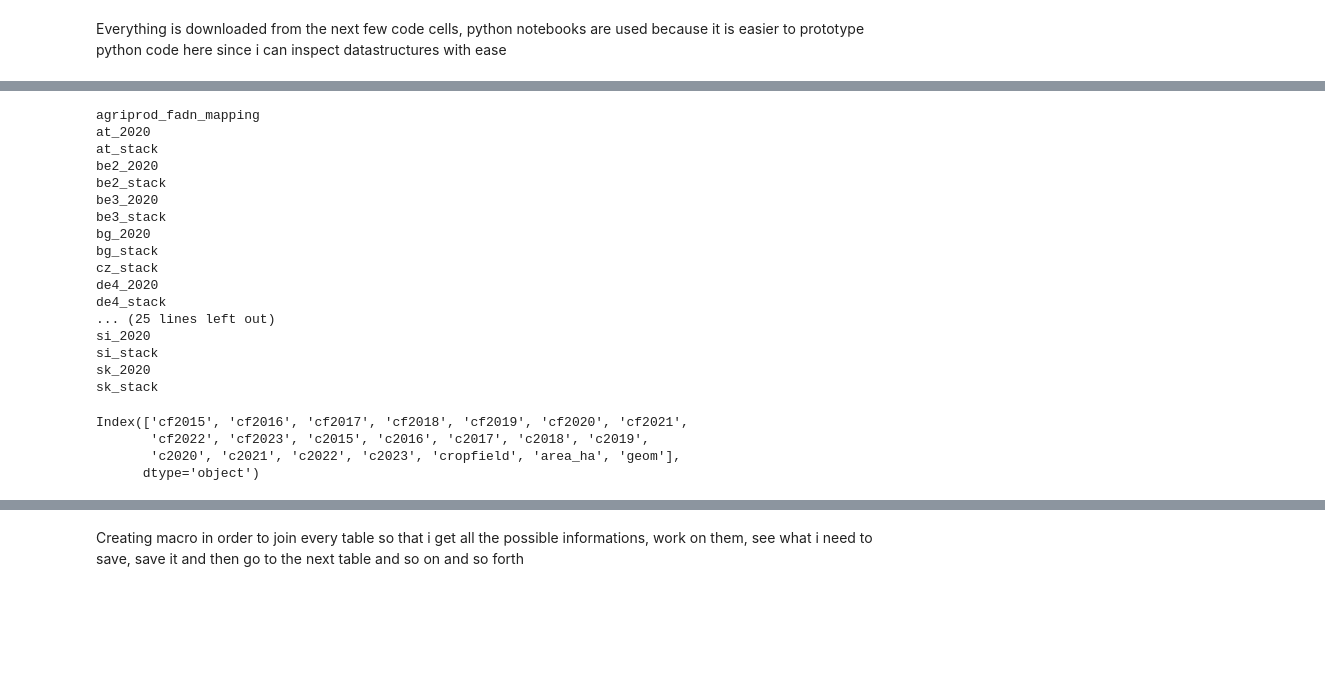
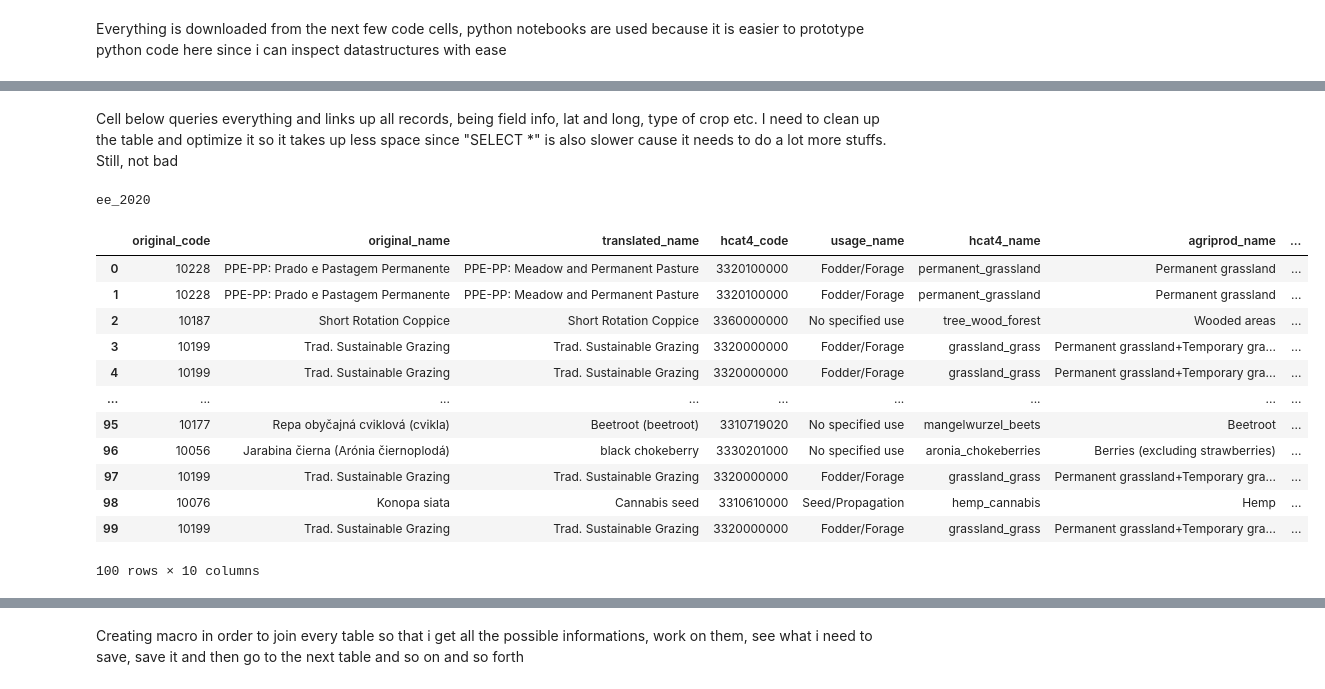
Before and after one commit to wr3nch623/RSSIA-Project, a Jupyter notebook: duckdb_dataget.ipynb, the cells around one changed output, grey strips where cells are left out. Saved outputs shown, nothing was run; the diff lists cells and outputs as text; code cells hidden in the pictures; blank space fills up the shorter version.

```diff
--- a/duckdb_dataget.ipynb
+++ b/duckdb_dataget.ipynb
@@ -75,30 +145,55 @@ print(tables_df)
+# %% [markdown]
+Cell below queries everything and links up all records, being field info, lat and long, type of crop etc. I need to clean up the table and optimize it so it takes up less space since "SELECT *" is also slower cause it needs to do a lot more stuffs. Still, not bad
 # %%
-import re
+import re, gc
+
+gc.enable()
+conn.execute("LOAD SPATIAL;")
+conn.execute("SET enable_geoparquet_conversion = true;")
+
+# query = f"select *,     ST_Y(ST_Centroid(repo.geom)) AS lat,    ST_X(ST_Centroid(repo.geom)) AS long " \
+#     "from hcat4 as h4 " \
+#     "join eurocrops as e on h4.hcat4_code = e.hcat4_code"\
+#     " join hcat4_agriprod_mapping as h4a on h4a.hcat4_code = h4.hcat4_code" \
+#     " join hcat4_hrl_mapping as h4hrl on h4hrl.hcat4_code = h4.hcat4_code" \
+#     f" join {t} as repo on repo.original_code = e.original_code join {split[0]}_stack as spl on repo.cropfield = spl.cropfield" \
+#     " LIMIT 100" # TODO REMEMBER TO DELETE THIS LINE OTHERWITSE NOTHING WILL WORK
+
+#            " h4a.hcat4_name, h4a.agriprod_name, h4hrl.hrl_name, ST_Y(ST_Centroid(repo.geom)) AS lat,    ST_X(ST_Centroid(repo.geom)) AS long "
+
 
 for t in tables_df['name']:
-    print(t)
+    if re.fullmatch(r"^[a-z]{2}_\d{4}$", str(t)):
+        print(t)
+        split = t.split('_')
+        query = f"select e.original_code, e.original_name, e.translated_name, e.hcat4_code, e.usage_name," \
+             " h4a.hcat4_name, h4a.agriprod_name, h4hrl.hrl_name, ST_Y(ST_PointOnSurface(repo.geom)) AS lat,    ST_X(ST_PointOnSurface(repo.geom)) AS long " \
+            "from hcat4 as h4 " \
+            "join eurocrops as e on h4.hcat4_code = e.hcat4_code"\
+            " join hcat4_agriprod_mapping as h4a on h4a.hcat4_code = h4.hcat4_code" \
+            " join hcat4_hrl_mapping as h4hrl on h4hrl.hcat4_code = h4.hcat4_code" \
+            f" join {t} as repo on repo.original_code = e.original_code join {split[0]}_stack as spl on repo.cropfield = spl.cropfield" \
+            " LIMIT 100" # TODO REMEMBER TO DELETE THIS LINE OTHERWITSE NOTHING WILL WORK
+
+        result = conn.execute(query).df()
+
+# del result
+# gc.collect()
+
+
+result
 # %% [output]
-agriprod_fadn_mapping
-at_2020
-at_stack
-be2_2020
-be2_stack
-be3_2020
-be3_stack
-bg_2020
-bg_stack
-cz_stack
-de4_2020
-de4_stack
-... (25 lines left out)
-si_2020
-si_stack
-sk_2020
-sk_stack
+ee_2020
+|  | original_code | original_name | translated_name | hcat4_code | usage_name | hcat4_name | agriprod_name | ... |
+| 0 | 10228 | PPE-PP: Prado e Pastagem Permanente | PPE-PP: Meadow and Permanent Pasture | 3320100000 | Fodder/Forage | permanent_grassland | Permanent grassland | ... |
+| 1 | 10228 | PPE-PP: Prado e Pastagem Permanente | PPE-PP: Meadow and Permanent Pasture | 3320100000 | Fodder/Forage | permanent_grassland | Permanent grassland | ... |
+| 2 | 10187 | Short Rotation Coppice | Short Rotation Coppice | 3360000000 | No specified use | tree_wood_forest | Wooded areas | ... |
+| 3 | 10199 | Trad. Sustainable Grazing | Trad. Sustainable Grazing | 3320000000 | Fodder/Forage | grassland_grass | Permanent grassland+Temporary gra... | ... |
+| 4 | 10199 | Trad. Sustainable Grazing | Trad. Sustainable Grazing | 3320000000 | Fodder/Forage | grassland_grass | Permanent grassland+Temporary gra... | ... |
+| ... | ... | ... | ... | ... | ... | ... | ... | ... |
+| 95 | 10177 | Repa obyčajná cviklová (cvikla) | Beetroot (beetroot) | 3310719020 | No specified use | mangelwurzel_beets | Beetroot | ... |
+| 96 | 10056 | Jarabina čierna (Arónia čiernoplodá) | black chokeberry | 3330201000 | No specified use | aronia_chokeberries | Berries (excluding strawberries) | ... |
+| 97 | 10199 | Trad. Sustainable Grazing | Trad. Sustainable Grazing | 3320000000 | Fodder/Forage | grassland_grass | Permanent grassland+Temporary gra... | ... |
+| 98 | 10076 | Konopa siata | Cannabis seed | 3310610000 | Seed/Propagation | hemp_cannabis | Hemp | ... |
+| 99 | 10199 | Trad. Sustainable Grazing | Trad. Sustainable Grazing | 3320000000 | Fodder/Forage | grassland_grass | Permanent grassland+Temporary gra... | ... |
+100 rows × 10 columns
-# %%
-conn.execute("select * from ee_stack").df()[:5].columns
-# %% [output]
-Index(['cf2015', 'cf2016', 'cf2017', 'cf2018', 'cf2019', 'cf2020', 'cf2021',
-       'cf2022', 'cf2023', 'c2015', 'c2016', 'c2017', 'c2018', 'c2019',
-       'c2020', 'c2021', 'c2022', 'c2023', 'cropfield', 'area_ha', 'geom'],
-      dtype='object')
```
Also changed, not shown: parts of 25 cells of this notebook.
